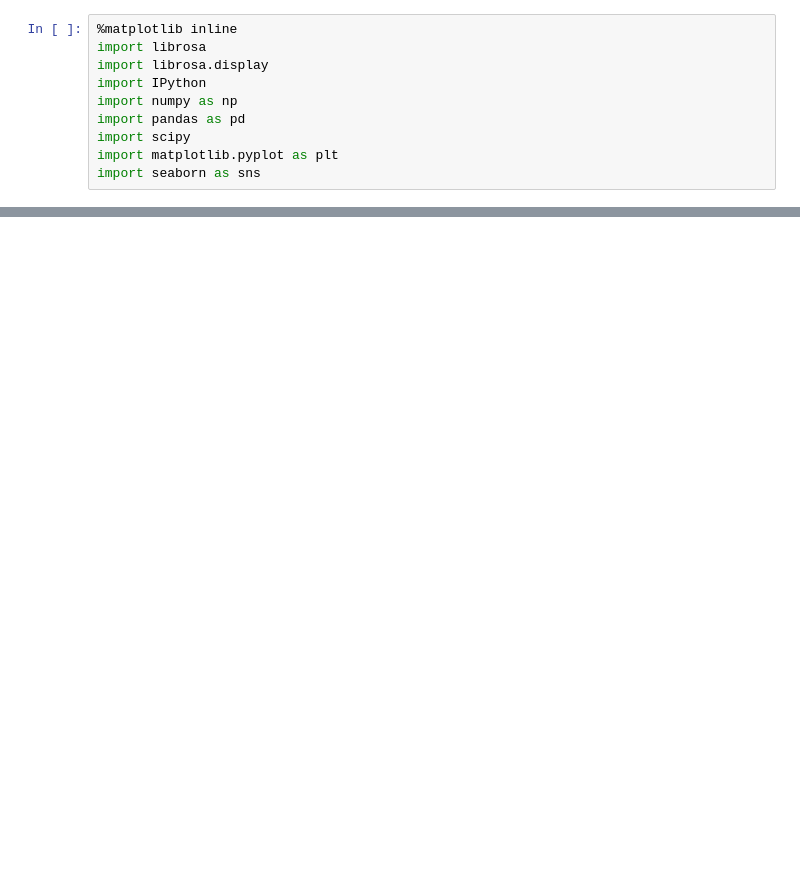
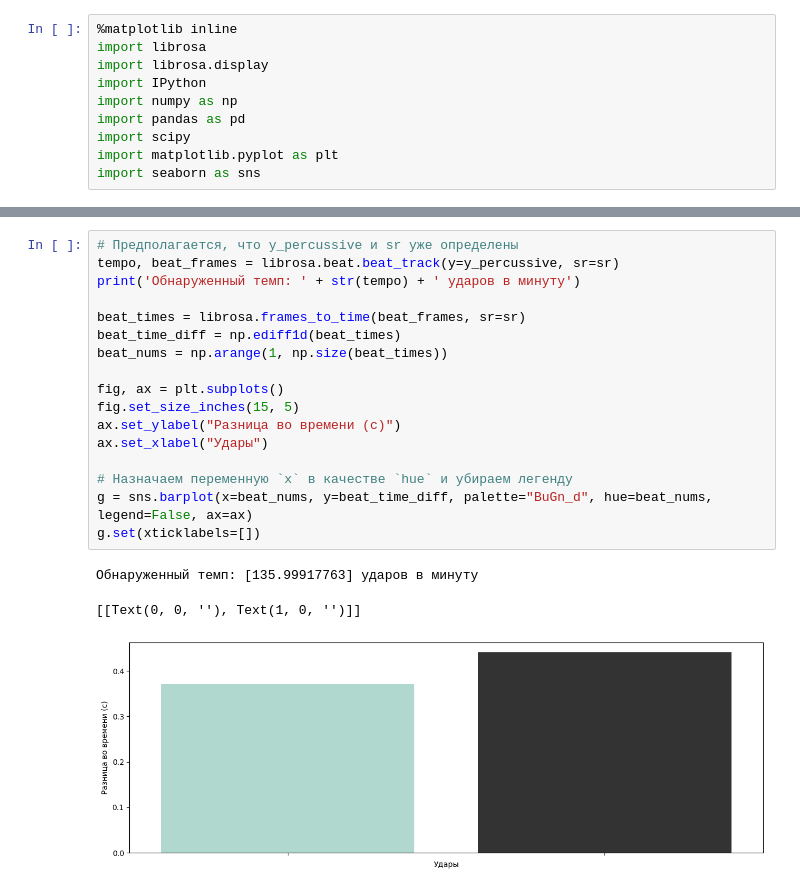
Before and after one commit to SBerik/EvaluateKazakhSpeech, a Jupyter notebook: notebooks/SVM_example.ipynb, the cells around one changed output, grey strips where cells are left out. Drawn from its saved outputs; the diff is of its cells as text; blank space fills up the shorter version.

```diff
--- a/notebooks/SVM_example.ipynb
+++ b/notebooks/SVM_example.ipynb
@@ -23,0 +37,21 @@ FileNotFoundError: [Errno 2] No such file or directory: '../input/audioset/Train
+# %%
+# Предполагается, что y_percussive и sr уже определены
+tempo, beat_frames = librosa.beat.beat_track(y=y_percussive, sr=sr)
+print('Обнаруженный темп: ' + str(tempo) + ' ударов в минуту')
+
+beat_times = librosa.frames_to_time(beat_frames, sr=sr)
+beat_time_diff = np.ediff1d(beat_times)
+beat_nums = np.arange(1, np.size(beat_times))
+
+fig, ax = plt.subplots()
+fig.set_size_inches(15, 5)
+ax.set_ylabel("Разница во времени (с)")
+ax.set_xlabel("Удары")
+
+# Назначаем переменную `x` в качестве `hue` и убираем легенду
+g = sns.barplot(x=beat_nums, y=beat_time_diff, palette="BuGn_d", hue=beat_nums, legend=False, ax=ax)
+g.set(xticklabels=[])
+# %% [output]
+Обнаруженный темп: [135.99917763] ударов в минуту
+[[Text(0, 0, ''), Text(1, 0, '')]]
+[figure, added]
```
Also changed, not shown: parts of 27 cells of this notebook.
